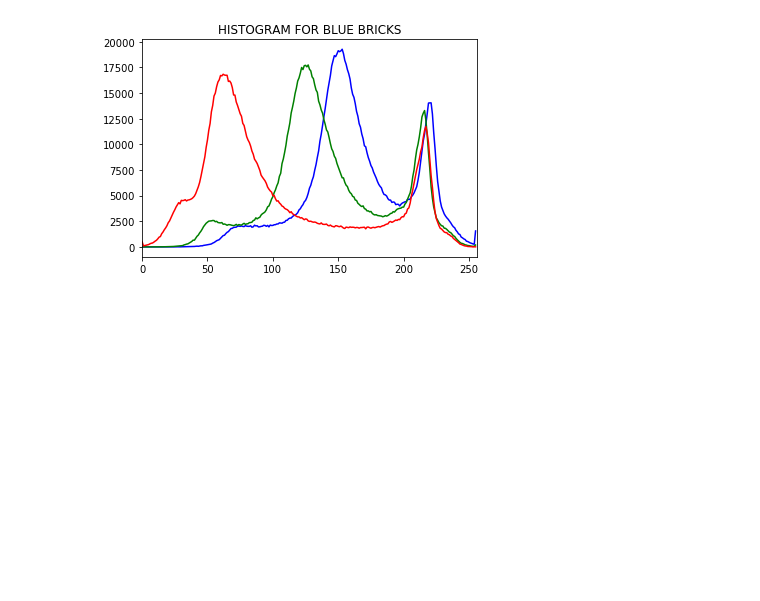
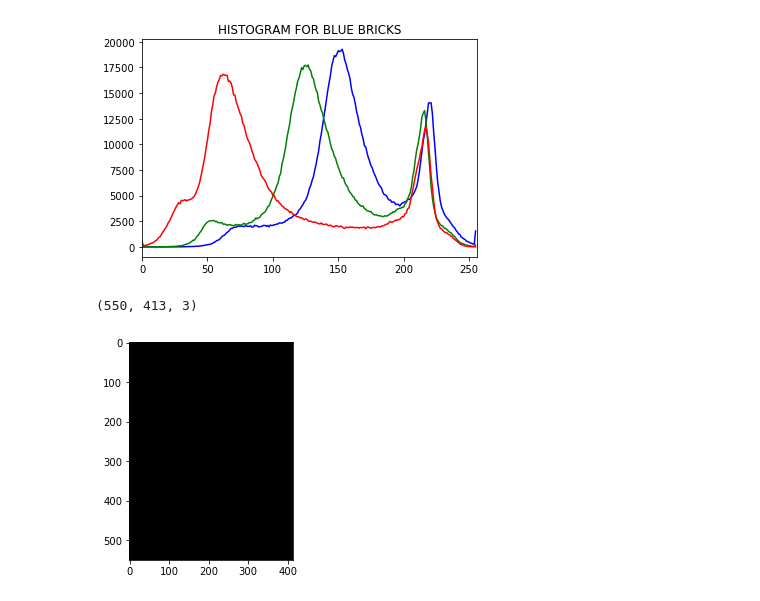
Before and after one commit to Dancan1998/Computer-Vision-Basics, a Jupyter notebook: Histograms.ipynb, the cells around one changed output. Cells and saved outputs as stored; diff of their text form; code cells hidden in the pictures; blank space fills up the shorter version.

Commit message:
Histogram - Applying mask to get histogram

```diff
--- a/Histograms.ipynb
+++ b/Histograms.ipynb
@@ -45,3 +45,18 @@ for i,col in enumerate(color):
 plt.title('HISTOGRAM FOR BLUE BRICKS');
 # %% [output]
 [figure]
+# %%
+rainbow = cv2.imread('DATA/rainbow.jpg')
+show_rainbow =cv2.cvtColor(rainbow, cv2.COLOR_BGR2RGB)
+# %%
+img = rainbow
+# %%
+img.shape
+# %% [output]
+(550, 413, 3)
+# %%
+mask = np.zeros(img.shape[:2], np.uint8)
+# %%
+plt.imshow(mask, cmap='gray');
+# %% [output]
+[figure, added]
```
Also changed, not shown: parts of 9 cells of this notebook.
